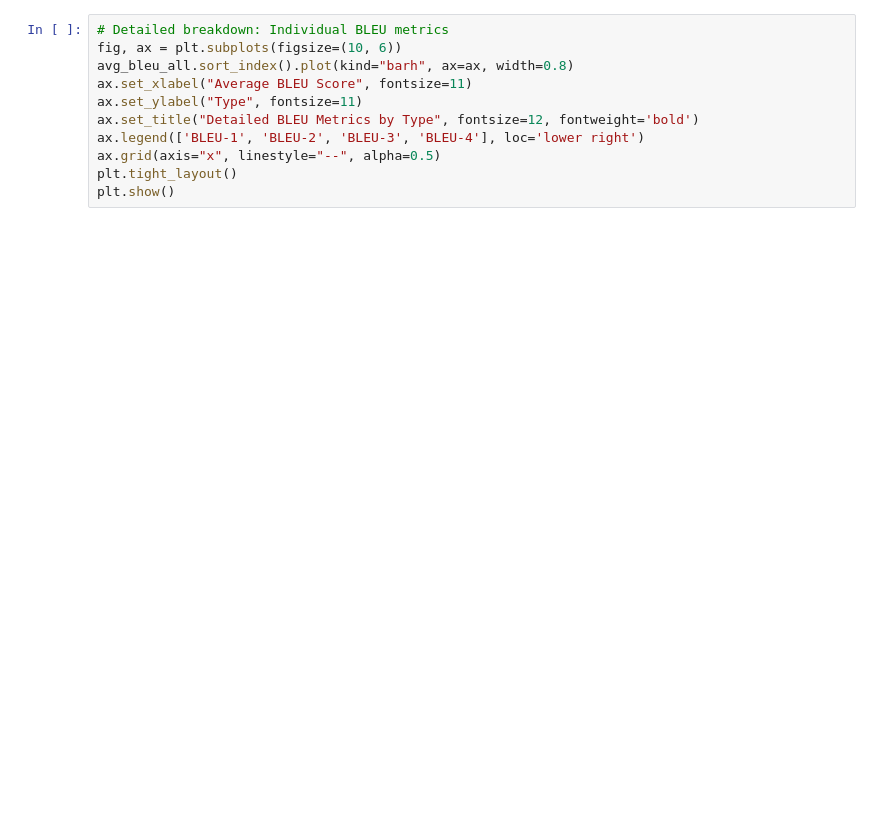
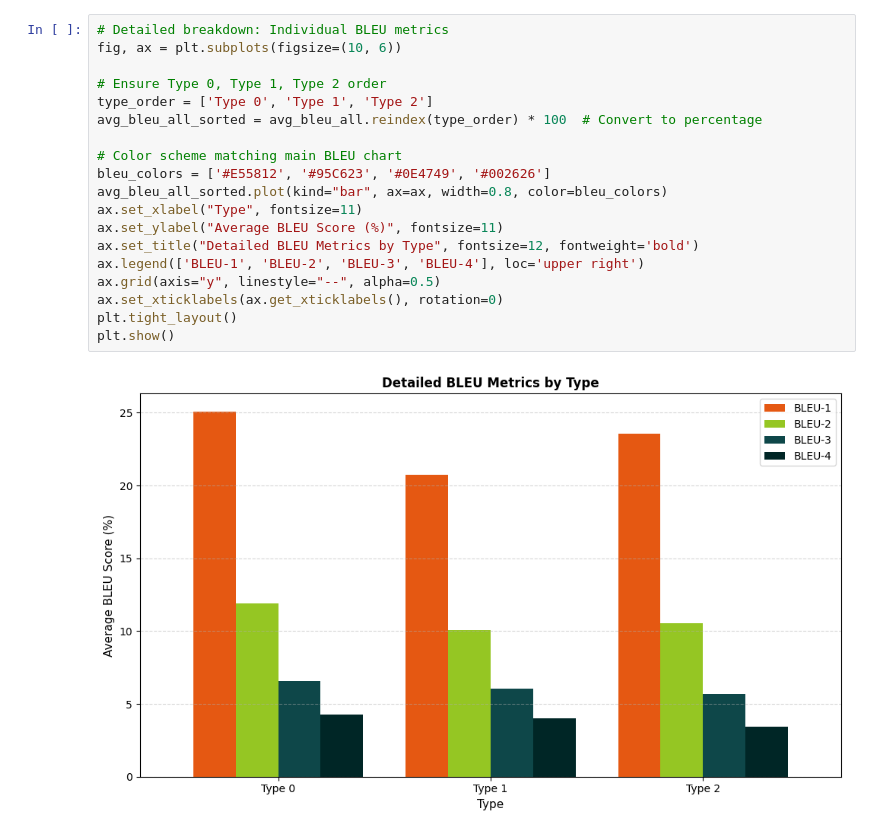
Before and after one commit to edogdu/UCKG, a Jupyter notebook: qa-engine/evaluation/metric_chart.ipynb, the cells around one changed output. Saved outputs shown, nothing was run; the diff lists cells and outputs as text; blank space fills up the shorter version.

```diff
--- a/qa-engine/evaluation/metric_chart.ipynb
+++ b/qa-engine/evaluation/metric_chart.ipynb
@@ -127,11 +194,21 @@ plt.show()
 # %%
 # Detailed breakdown: Individual BLEU metrics
 fig, ax = plt.subplots(figsize=(10, 6))
-avg_bleu_all.sort_index().plot(kind="barh", ax=ax, width=0.8)
-ax.set_xlabel("Average BLEU Score", fontsize=11)
-ax.set_ylabel("Type", fontsize=11)
+
+# Ensure Type 0, Type 1, Type 2 order
+type_order = ['Type 0', 'Type 1', 'Type 2']
+avg_bleu_all_sorted = avg_bleu_all.reindex(type_order) * 100  # Convert to percentage
+
+# Color scheme matching main BLEU chart
+bleu_colors = ['#E55812', '#95C623', '#0E4749', '#002626']
+avg_bleu_all_sorted.plot(kind="bar", ax=ax, width=0.8, color=bleu_colors)
+ax.set_xlabel("Type", fontsize=11)
+ax.set_ylabel("Average BLEU Score (%)", fontsize=11)
 ax.set_title("Detailed BLEU Metrics by Type", fontsize=12, fontweight='bold')
-ax.legend(['BLEU-1', 'BLEU-2', 'BLEU-3', 'BLEU-4'], loc='lower right')
-ax.grid(axis="x", linestyle="--", alpha=0.5)
+ax.legend(['BLEU-1', 'BLEU-2', 'BLEU-3', 'BLEU-4'], loc='upper right')
+ax.grid(axis="y", linestyle="--", alpha=0.5)
+ax.set_xticklabels(ax.get_xticklabels(), rotation=0)
 plt.tight_layout()
 plt.show()
+# %% [output]
+[figure, added]
```
Also changed, not shown: parts of 7 cells of this notebook, 9 other files.
